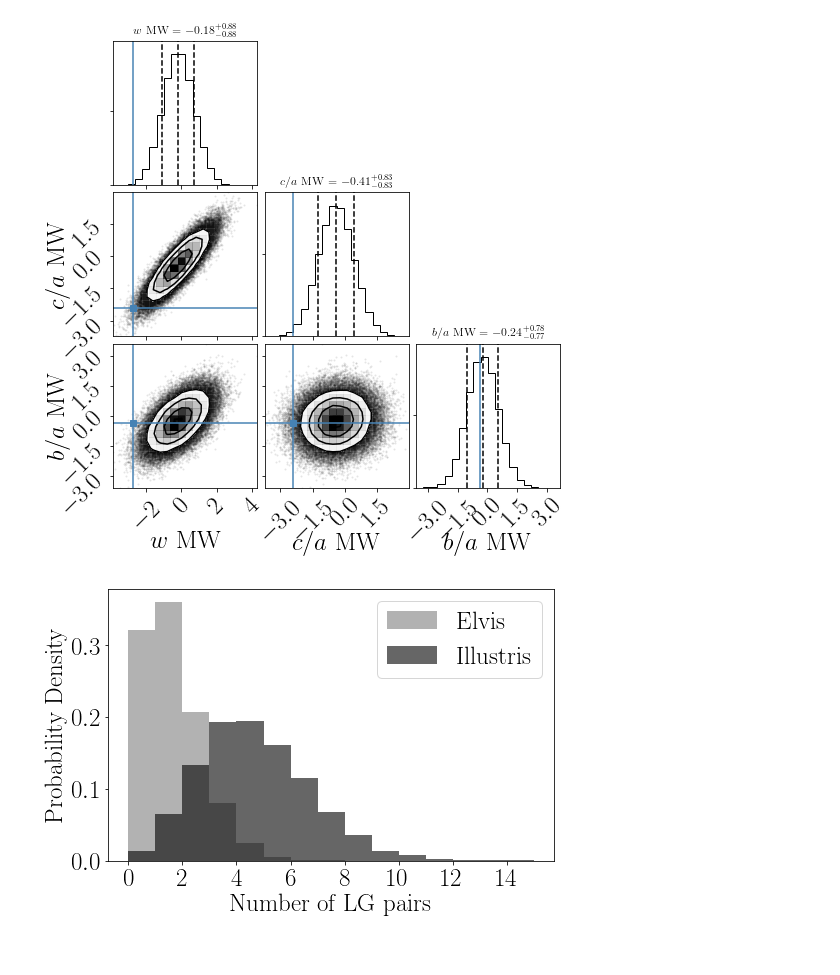
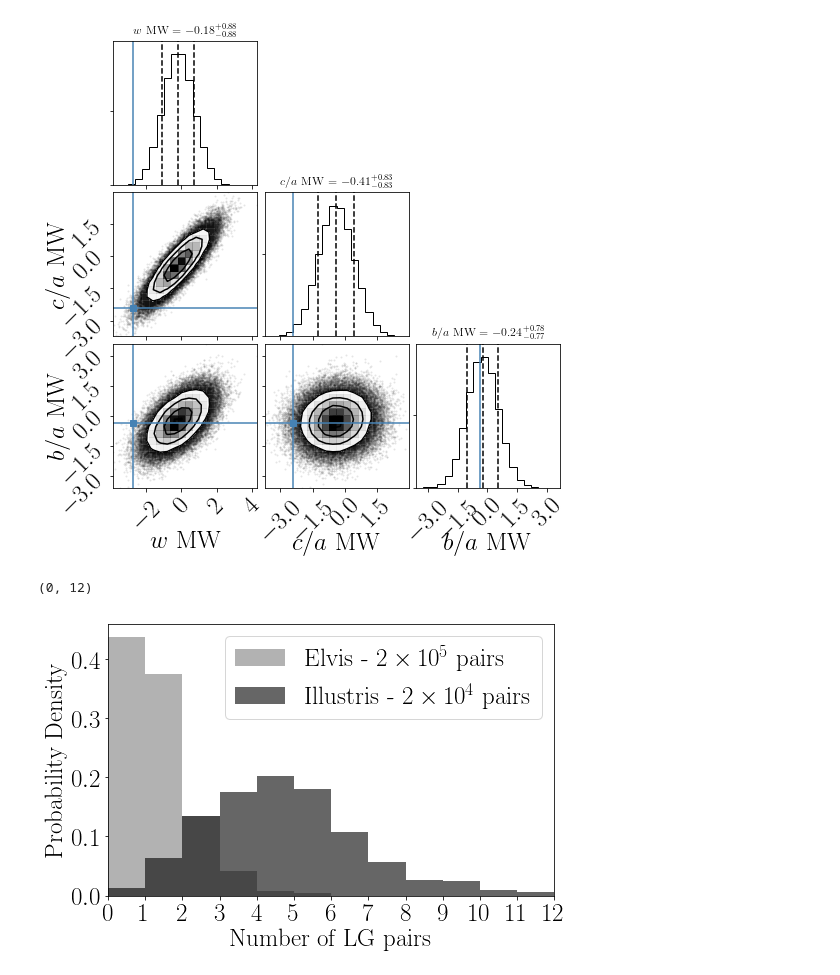
Before and after one commit to astroandes/SatelliteShapeLG, a Jupyter notebook: code/covariances.ipynb, the cells around one changed output. Drawn from its saved outputs; the diff is of its cells as text; code cells hidden in the pictures.

Commit message:
updated numbers

```diff
--- a/code/covariances.ipynb
+++ b/code/covariances.ipynb
@@ -298,21 +283,42 @@ def number_LG(sim_cov_M31, sim_mean_M31, sim_cov_MW, sim_mean_MW, obs_MW, obs_MW
+# %%
+def number_LG(sim_cov_M31, sim_mean_M31, sim_cov_MW, sim_mean_MW, obs_M31, obs_MW, n_sample=20):
+    n_try = 1000
+    n_out_list = np.ones(n_try)
+    for i in range(n_try):
+        sim_M31 = np.random.multivariate_normal(sim_mean_M31, sim_cov_M31, size=n_sample)
+        sim_MW = np.random.multivariate_normal(sim_mean_MW, sim_cov_MW, size=n_sample)
+        like_M31 = (sim_M31[:,0] < obs_M31[0]) & (sim_M31[:,1] < obs_M31[1]) & (sim_M31[:,2] < obs_M31[2])
+        like_MW = (sim_MW[:,0] < obs_MW[0]) & (sim_MW[:,1] < obs_MW[1]) & (sim_MW[:,2] < obs_MW[2])
+
+        n_LG = np.count_nonzero(like_M31 & like_MW)
+        #n_LG = np.count_nonzero(like_MW)
+        n_out_list[i] = n_LG
+    return n_out_list
+# %%
+n_out_list_elvis = number_LG(cov_elvis_M31['covariance'], cov_elvis_M31['mean'],
+             cov_elvis_MW['covariance'], cov_elvis_MW['mean'],
+             M31_obs['data_obs'], MW_obs['data_obs'], n_sample=200000)
+n_out_list_illustris = number_LG(cov_illustris_M31['covariance'], cov_illustris_M31['mean'],
+             cov_illustris_MW['covariance'], cov_illustris_MW['mean'],
+             M31_obs['data_obs'], MW_obs['data_obs'], n_sample=20000)
 # %%
 plt.figure(figsize=(8,5))
 plt.rc('text', usetex=True,)
 plt.rc('font', family='serif', size=25)
 
-n_out_list = number_LG(cov_elvis['mean'], cov_elvis['covariance'], n_sample=2000)
-a = plt.hist(n_out_list, bins=np.linspace(0,15,16),
-             normed=True, label='Elvis', alpha=0.3, color='black')
+a = plt.hist(n_out_list_elvis, bins=np.arange(0,13,1),
+             normed=True, label=r'Elvis - $2\times 10^5$ pairs', alpha=0.3, color='black')
 
-n_out_list = number_LG(cov_illustris['mean'], cov_illustris['covariance'], n_sample=2000)
-a = plt.hist(n_out_list, bins=np.linspace(0,15,16),
-             normed=True, label='Illustris', alpha=0.6, color='black')
+a = plt.hist(n_out_list_illustris, bins=np.arange(0,13,1),
+             normed=True, label=r'Illustris - $2\times 10^4$ pairs', alpha=0.6, color='black')
 
 plt.legend()
 plt.xlabel('Number of LG pairs')
 plt.ylabel('Probability Density')
-a = plt.xticks(np.linspace(0,14,8))
-filename = "../paper/expected_numbers.pdf"
-plt.savefig(filename, bbox_inches='tight')
+a = plt.xticks(np.arange(0,14,1))
+plt.xlim([0,12])
+#filename = "../paper/expected_numbers.pdf"
+#plt.savefig(filename, bbox_inches='tight')
 # %% [output]
+(0, 12)
-[figure, old version]
+[figure, new version]
```
Also changed, not shown: parts of 7 cells of this notebook.
